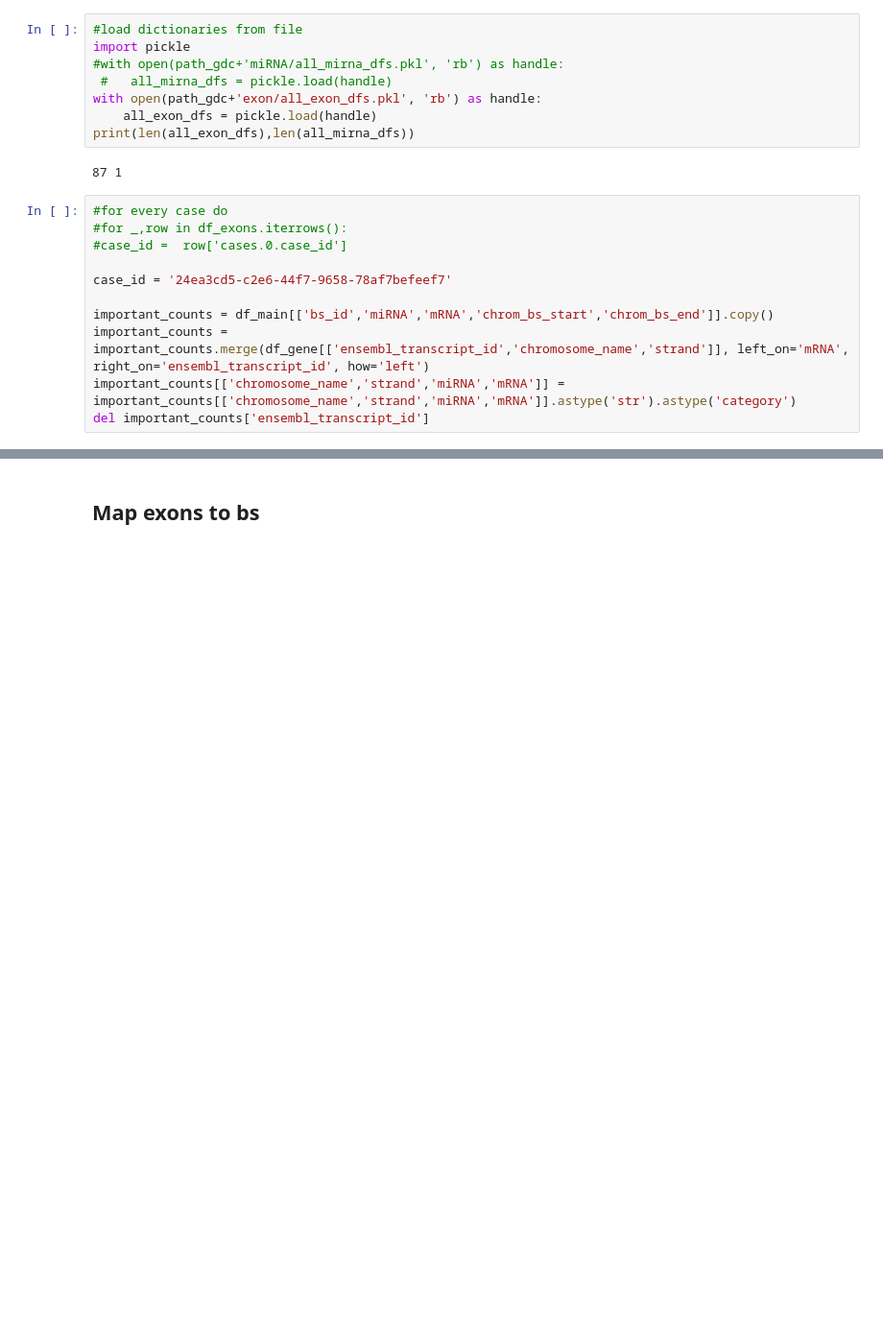
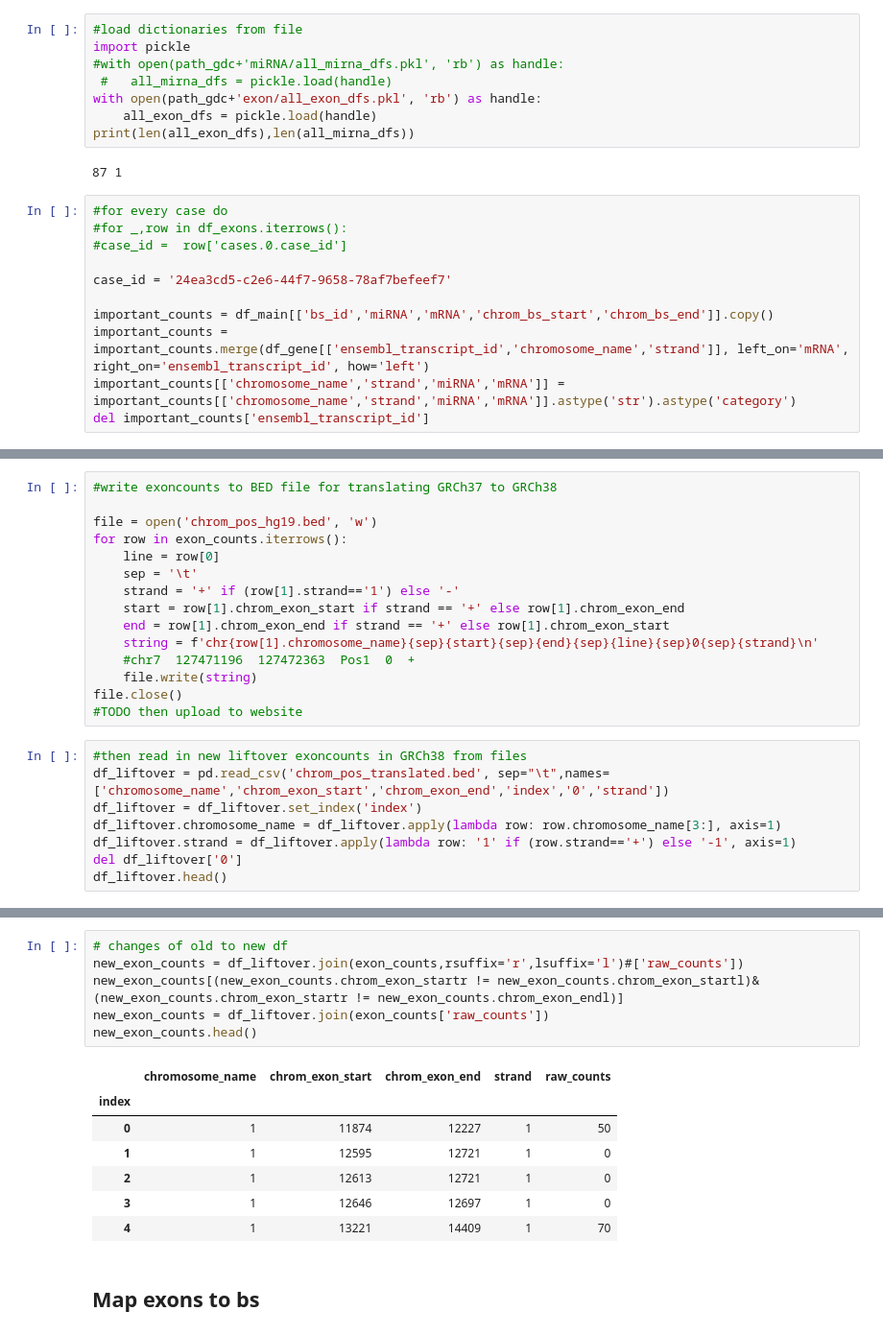
Before and after one commit to lenamariahackl/alt-splicing-mirna-reg, a Jupyter notebook: elastic_net.ipynb, the cells around one changed output, grey strips where cells are left out. Shown at 96% size. Cells and saved outputs as stored; diff of their text form; blank space fills up the shorter version.

```diff
--- a/elastic_net.ipynb
+++ b/elastic_net.ipynb
@@ -298,0 +391,23 @@ del important_counts['ensembl_transcript_id']
+# %%
+#write exoncounts to BED file for translating GRCh37 to GRCh38
+
+file = open('chrom_pos_hg19.bed', 'w')
+for row in exon_counts.iterrows():
+    line = row[0]
+    sep = '\t'
+    strand = '+' if (row[1].strand=='1') else '-'
+    start = row[1].chrom_exon_start if strand == '+' else row[1].chrom_exon_end
+    end = row[1].chrom_exon_end if strand == '+' else row[1].chrom_exon_start
+    string = f'chr{row[1].chromosome_name}{sep}{start}{sep}{end}{sep}{line}{sep}0{sep}{strand}\n'
+    #chr7  127471196  127472363  Pos1  0  +
+    file.write(string)
+file.close()
+#TODO then upload to website
+# %%
+#then read in new liftover exoncounts in GRCh38 from files
+df_liftover = pd.read_csv('chrom_pos_translated.bed', sep="\t",names=['chromosome_name','chrom_exon_start','chrom_exon_end','index','0','strand'])
+df_liftover = df_liftover.set_index('index')
+df_liftover.chromosome_name = df_liftover.apply(lambda row: row.chromosome_name[3:], axis=1)
+df_liftover.strand = df_liftover.apply(lambda row: '1' if (row.strand=='+') else '-1', axis=1)
+del df_liftover['0']
+df_liftover.head()
@@ -299,2 +422,16 @@ del important_counts['ensembl_transcript_id']
+# %%
+# changes of old to new df
+new_exon_counts = df_liftover.join(exon_counts,rsuffix='r',lsuffix='l')#['raw_counts'])
+new_exon_counts[(new_exon_counts.chrom_exon_startr != new_exon_counts.chrom_exon_startl)&(new_exon_counts.chrom_exon_startr != new_exon_counts.chrom_exon_endl)]
+new_exon_counts = df_liftover.join(exon_counts['raw_counts'])
+new_exon_counts.head()
+# %% [output]
+|  | chromosome_name | chrom_exon_start | chrom_exon_end | strand | raw_counts |
+| index |  |  |  |  |  |
+| 0 | 1 | 11874 | 12227 | 1 | 50 |
+| 1 | 1 | 12595 | 12721 | 1 | 0 |
+| 2 | 1 | 12613 | 12721 | 1 | 0 |
+| 3 | 1 | 12646 | 12697 | 1 | 0 |
+| 4 | 1 | 13221 | 14409 | 1 | 70 |
 # %% [markdown]
 ## Map exons to bs
```
Also changed, not shown: parts of 23 cells of this notebook.
